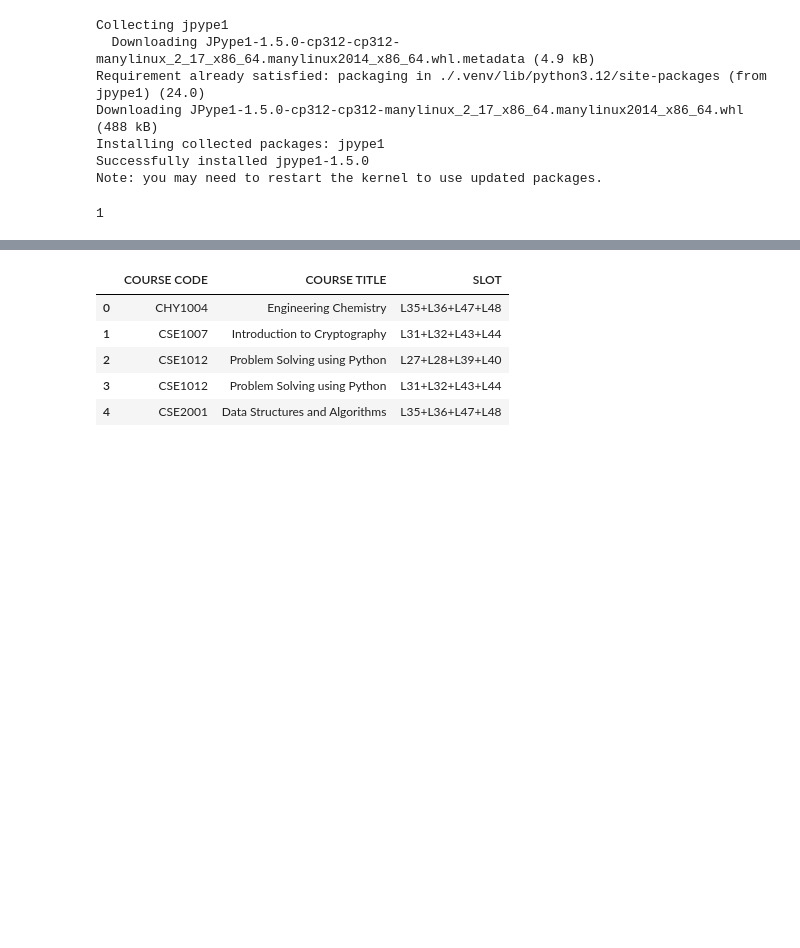
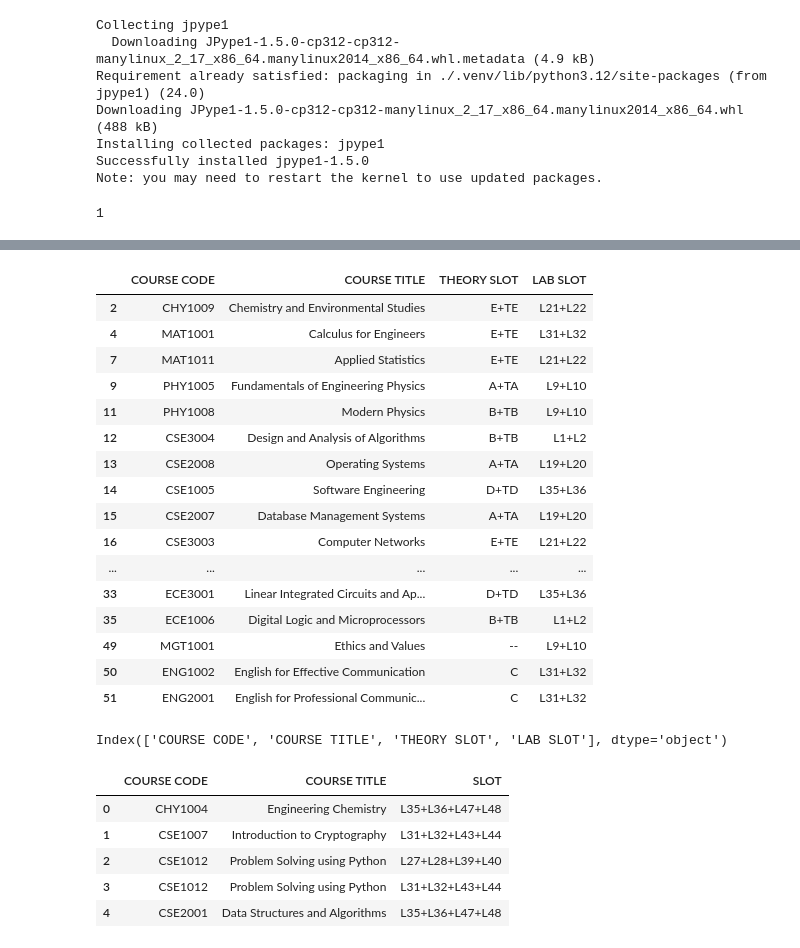
Before and after one commit to Sarath191181208/vitap-timetable-scheduler, a Jupyter notebook: preprocessing/parse_csv.ipynb, the cells around one changed output, grey strips where cells are left out. Drawn from its saved outputs; the diff is of its cells as text; code cells hidden in the pictures; blank space fills up the shorter version.

```diff
--- a/preprocessing/parse_csv.ipynb
+++ b/preprocessing/parse_csv.ipynb
@@ -75,3 +81,23 @@ _df = df.groupby(["COURSE CODE", "TITLE"])\
+# %%
+df[~df["LAB SLOT"].astype(str).str.contains('-{2,}')]
+# %% [output]
+|  | COURSE CODE | COURSE TITLE | THEORY SLOT | LAB SLOT |
+| 2 | CHY1009 | Chemistry and Environmental Studies | E+TE | L21+L22 |
+| 4 | MAT1001 | Calculus for Engineers | E+TE | L31+L32 |
+| 7 | MAT1011 | Applied Statistics | E+TE | L21+L22 |
+| 9 | PHY1005 | Fundamentals of Engineering Physics | A+TA | L9+L10 |
+| 11 | PHY1008 | Modern Physics | B+TB | L9+L10 |
+| 12 | CSE3004 | Design and Analysis of Algorithms | B+TB | L1+L2 |
+| 13 | CSE2008 | Operating Systems | A+TA | L19+L20 |
+| 14 | CSE1005 | Software Engineering | D+TD | L35+L36 |
+| 15 | CSE2007 | Database Management Systems | A+TA | L19+L20 |
+| 16 | CSE3003 | Computer Networks | E+TE | L21+L22 |
+| ... | ... | ... | ... | ... |
+| 33 | ECE3001 | Linear Integrated Circuits and Ap... | D+TD | L35+L36 |
+| 35 | ECE1006 | Digital Logic and Microprocessors | B+TB | L1+L2 |
+| 49 | MGT1001 | Ethics and Values | -- | L9+L10 |
+| 50 | ENG1002 | English for Effective Communication | C | L31+L32 |
+| 51 | ENG2001 | English for Professional Communic... | C | L31+L32 |
 # %%
 def remove_white_spaces(df):
     # remove all the white space characters inside df
@@ -109,4 +139,8 @@ def save_json(df_dict, name):
     import json
     with open(name, "w") as f:
         json.dump(df_dict, f, indent=4)
+# %%
+df.columns
+# %% [output]
+Index(['COURSE CODE', 'COURSE TITLE', 'THEORY SLOT', 'LAB SLOT'], dtype='object')
 # %%
```
Also changed, not shown: parts of 11 cells of this notebook, 5 other files.
